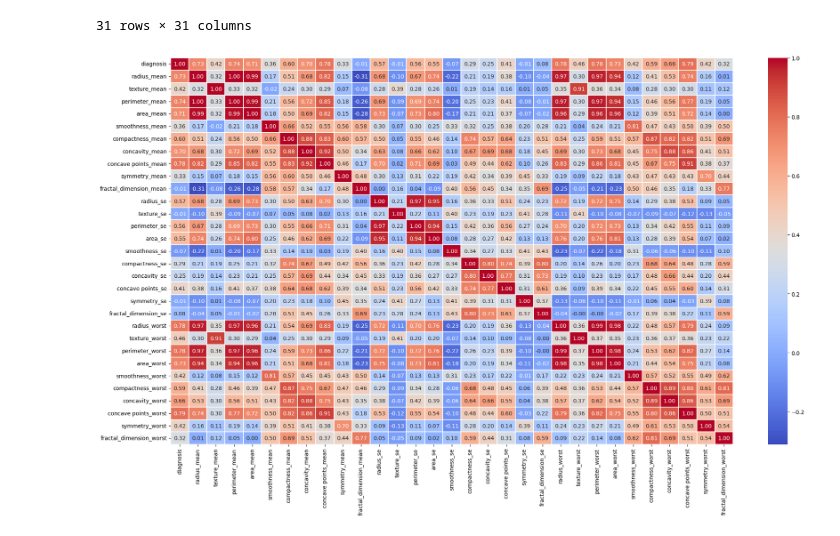
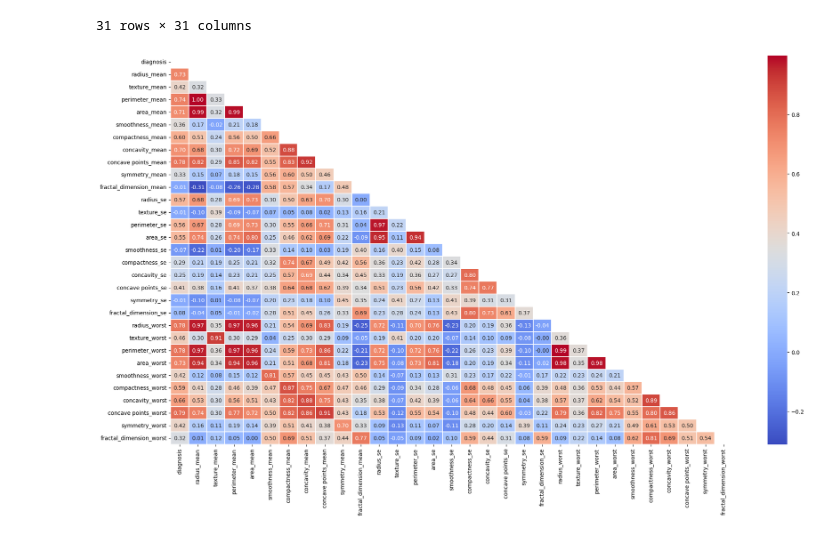
Before and after one commit to nmzaki/OTUS_ML_042024, a Jupyter notebook: homework-6/homework_6.ipynb, the cells around one changed output. Drawn from its saved outputs; the diff is of its cells as text; code cells hidden in the pictures.

```diff
--- a/homework-6/homework_6.ipynb
+++ b/homework-6/homework_6.ipynb
@@ -259,8 +221,8 @@ df_corr
 31 rows × 31 columns
 # %%
 plt.figure(figsize=(20,12))
-sns.heatmap(df_corr, linewidths=0.1, annot=True, fmt = ".2f", cmap = 'coolwarm')
+sns.heatmap(df_corr, linewidths=0.1, annot=True, fmt = ".2f", cmap = 'coolwarm', mask = np.triu(np.ones_like(df_corr, dtype=bool)))
 plt.tight_layout()
 plt.show()
 # %% [output]
-[figure, old version]
+[figure, new version]
```
Also changed, not shown: parts of 10 cells of this notebook.
